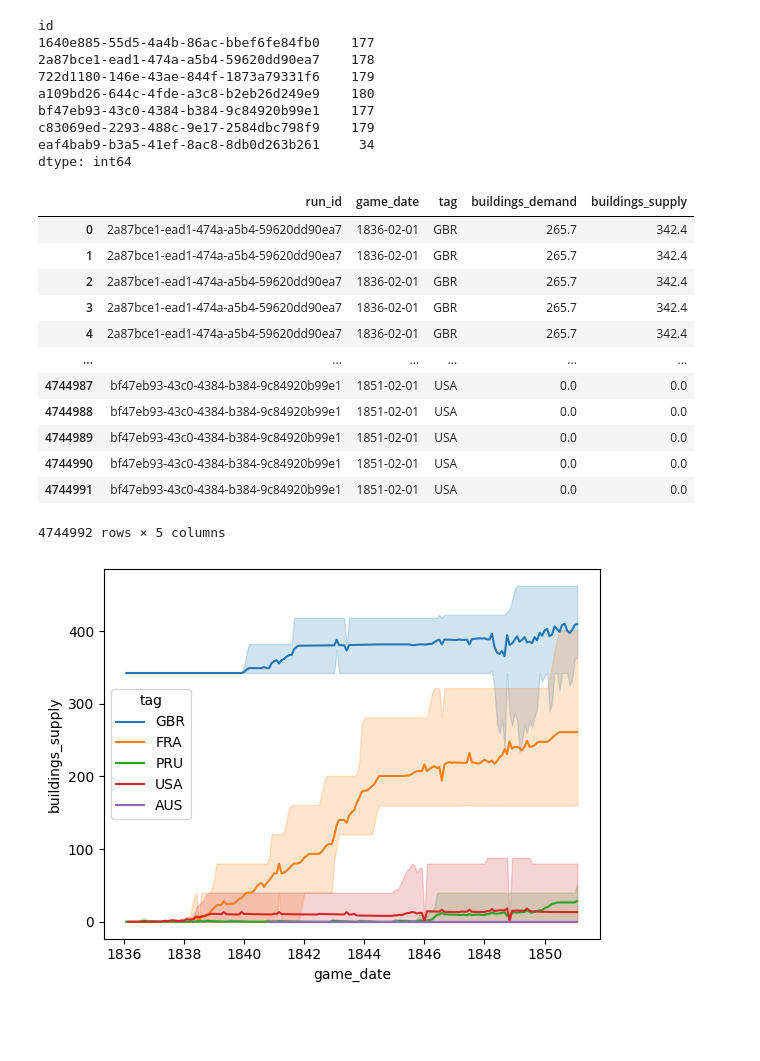
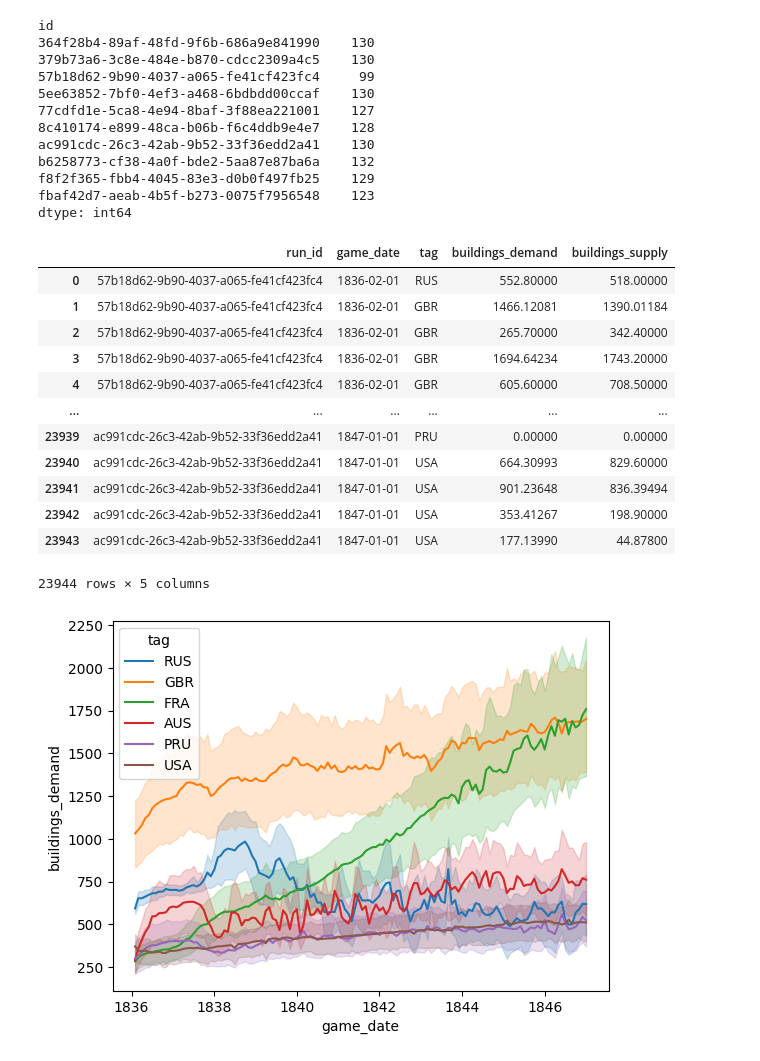
Before and after one commit to zchfvy/vic3analyze, a Jupyter notebook: jupyter/Analyisis Workbook.ipynb, the cells around one changed output. Drawn from its saved outputs; the diff is of its cells as text; code cells hidden in the pictures; blank space fills up the shorter version.

```diff
--- a/jupyter/Analyisis Workbook.ipynb
+++ b/jupyter/Analyisis Workbook.ipynb
@@ -7,7 +7,7 @@ from database import get_db
 from sqlalchemy.orm import Session
 from sqlalchemy.sql import text
 
-db = get_db('15_year_runs.db')
+db = get_db('vic3.db')
 # %%
 from tables.country_basics import CountryBasics
 from tables.market_goods import MarketGoods
@@ -20,13 +20,16 @@ df = pd.read_sql(select(RunMetadata).join(SampleMetadata), db.connect())
 df.groupby(['id']).size()
 # %% [output]
 id
-1640e885-55d5-4a4b-86ac-bbef6fe84fb0    177
-2a87bce1-ead1-474a-a5b4-59620dd90ea7    178
-722d1180-146e-43ae-844f-1873a79331f6    179
-a109bd26-644c-4fde-a3c8-b2eb26d249e9    180
-bf47eb93-43c0-4384-b384-9c84920b99e1    177
-c83069ed-2293-488c-9e17-2584dbc798f9    179
-eaf4bab9-b3a5-41ef-8ac8-8db0d263b261     34
+364f28b4-89af-48fd-9f6b-686a9e841990    130
+379b73a6-3c8e-484e-b870-cdcc2309a4c5    130
+57b18d62-9b90-4037-a065-fe41cf423fc4     99
+5ee63852-7bf0-4ef3-a468-6bdbdd00ccaf    130
+77cdfd1e-5ca8-4e94-8baf-3f88ea221001    127
+8c410174-e899-48ca-b06b-f6c4ddb9e4e7    128
+ac991cdc-26c3-42ab-9b52-33f36edd2a41    130
+b6258773-cf38-4a0f-bde2-5aa87e87ba6a    132
+f8f2f365-fbb4-4045-83e3-d0b0f497fb25    129
+fbaf42d7-aeab-4b5f-b273-0075f7956548    123
 dtype: int64
 # %%
 
@@ -50,30 +43,40 @@ markets = pd.read_sql(stmt, db.connect())
+# %%
+
+stmt = (
+    select(MarketGoods, CountryBasics)
+    .join(MarketGoods.owner_country)
+    .where(MarketGoods.good_id.in_(('steel', 'iron', 'coal', 'engines')))
+    .where(CountryBasics.tag.in_(('GBR', 'FRA', 'PRU', 'RUS', 'AUS', 'USA')))
+    #.where(CountryBasics.tag == 'GBR')
+)
+markets = pd.read_sql(stmt, db.connect())
+#print(str(stmt))
 # %%
 import seaborn
-mk_limited = markets[['run_id','game_date','tag','buildings_demand', 'buildings_supply']]
 #mk2 = markets.groupby(['good_id', 'game_date', 'run_id']).sum(numeric_only=True)
 #mk3 = mk2.groupby(['good_id', 'game_date']).mean()
 
 
 #seaborn.lineplot(countries, x='game_date', y='prestige', hue='tag')
 #eaborn.lineplot(mk_limited, x='game_date', y='buildings_supply', hue='tag', errorbar="ci")
 #seaborn.lineplot(mk_limited, x='game_date', y='buildings_supply', hue='tag', errorbar="pi")
-seaborn.lineplot(mk_limited, x='game_date', y='buildings_supply', hue='tag', errorbar="pi")
+seaborn.lineplot(markets, x='game_date', y='buildings_demand', hue='tag', errorbar="ci")
 #seaborn.lineplot(mk_limited, x='game_date', y='buildings_supply', hue='tag', errorbar="se")
 #seaborn.lineplot(mk_limited, x='game_date', y='buildings_supply', hue='tag', errorbar="sd")
 #seaborn.lineplot(mk_limited, x='game_date', y='buildings_supply', hue='tag', units='run_id', estimator=None)
 mk_limited
 # %% [output]
 |  | run_id | game_date | tag | buildings_demand | buildings_supply |
-| 0 | 2a87bce1-ead1-474a-a5b4-59620dd90ea7 | 1836-02-01 | GBR | 265.7 | 342.4 |
-| 1 | 2a87bce1-ead1-474a-a5b4-59620dd90ea7 | 1836-02-01 | GBR | 265.7 | 342.4 |
-| 2 | 2a87bce1-ead1-474a-a5b4-59620dd90ea7 | 1836-02-01 | GBR | 265.7 | 342.4 |
-| 3 | 2a87bce1-ead1-474a-a5b4-59620dd90ea7 | 1836-02-01 | GBR | 265.7 | 342.4 |
-| 4 | 2a87bce1-ead1-474a-a5b4-59620dd90ea7 | 1836-02-01 | GBR | 265.7 | 342.4 |
+| 0 | 57b18d62-9b90-4037-a065-fe41cf423fc4 | 1836-02-01 | RUS | 552.80000 | 518.00000 |
+| 1 | 57b18d62-9b90-4037-a065-fe41cf423fc4 | 1836-02-01 | GBR | 1466.12081 | 1390.01184 |
+| 2 | 57b18d62-9b90-4037-a065-fe41cf423fc4 | 1836-02-01 | GBR | 265.70000 | 342.40000 |
+| 3 | 57b18d62-9b90-4037-a065-fe41cf423fc4 | 1836-02-01 | GBR | 1694.64234 | 1743.20000 |
+| 4 | 57b18d62-9b90-4037-a065-fe41cf423fc4 | 1836-02-01 | GBR | 605.60000 | 708.50000 |
 | ... | ... | ... | ... | ... | ... |
-| 4744987 | bf47eb93-43c0-4384-b384-9c84920b99e1 | 1851-02-01 | USA | 0.0 | 0.0 |
-| 4744988 | bf47eb93-43c0-4384-b384-9c84920b99e1 | 1851-02-01 | USA | 0.0 | 0.0 |
-| 4744989 | bf47eb93-43c0-4384-b384-9c84920b99e1 | 1851-02-01 | USA | 0.0 | 0.0 |
-| 4744990 | bf47eb93-43c0-4384-b384-9c84920b99e1 | 1851-02-01 | USA | 0.0 | 0.0 |
-| 4744991 | bf47eb93-43c0-4384-b384-9c84920b99e1 | 1851-02-01 | USA | 0.0 | 0.0 |
+| 23939 | ac991cdc-26c3-42ab-9b52-33f36edd2a41 | 1847-01-01 | PRU | 0.00000 | 0.00000 |
+| 23940 | ac991cdc-26c3-42ab-9b52-33f36edd2a41 | 1847-01-01 | USA | 664.30993 | 829.60000 |
+| 23941 | ac991cdc-26c3-42ab-9b52-33f36edd2a41 | 1847-01-01 | USA | 901.23648 | 836.39494 |
+| 23942 | ac991cdc-26c3-42ab-9b52-33f36edd2a41 | 1847-01-01 | USA | 353.41267 | 198.90000 |
+| 23943 | ac991cdc-26c3-42ab-9b52-33f36edd2a41 | 1847-01-01 | USA | 177.13990 | 44.87800 |
-4744992 rows × 5 columns
+23944 rows × 5 columns
-[figure, old version]
+[figure, new version]
```
Also changed, not shown: parts of 6 cells of this notebook, 5 other files.
